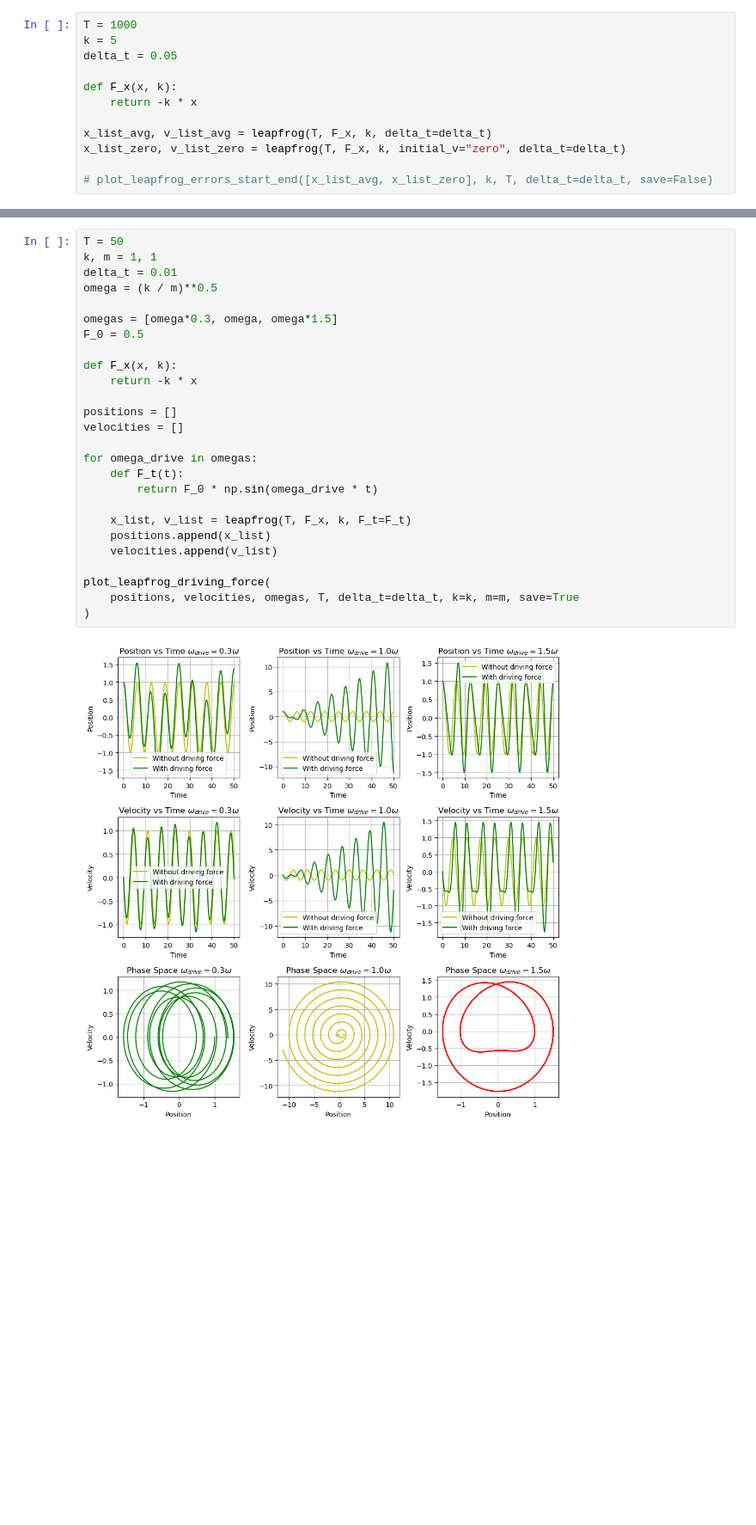
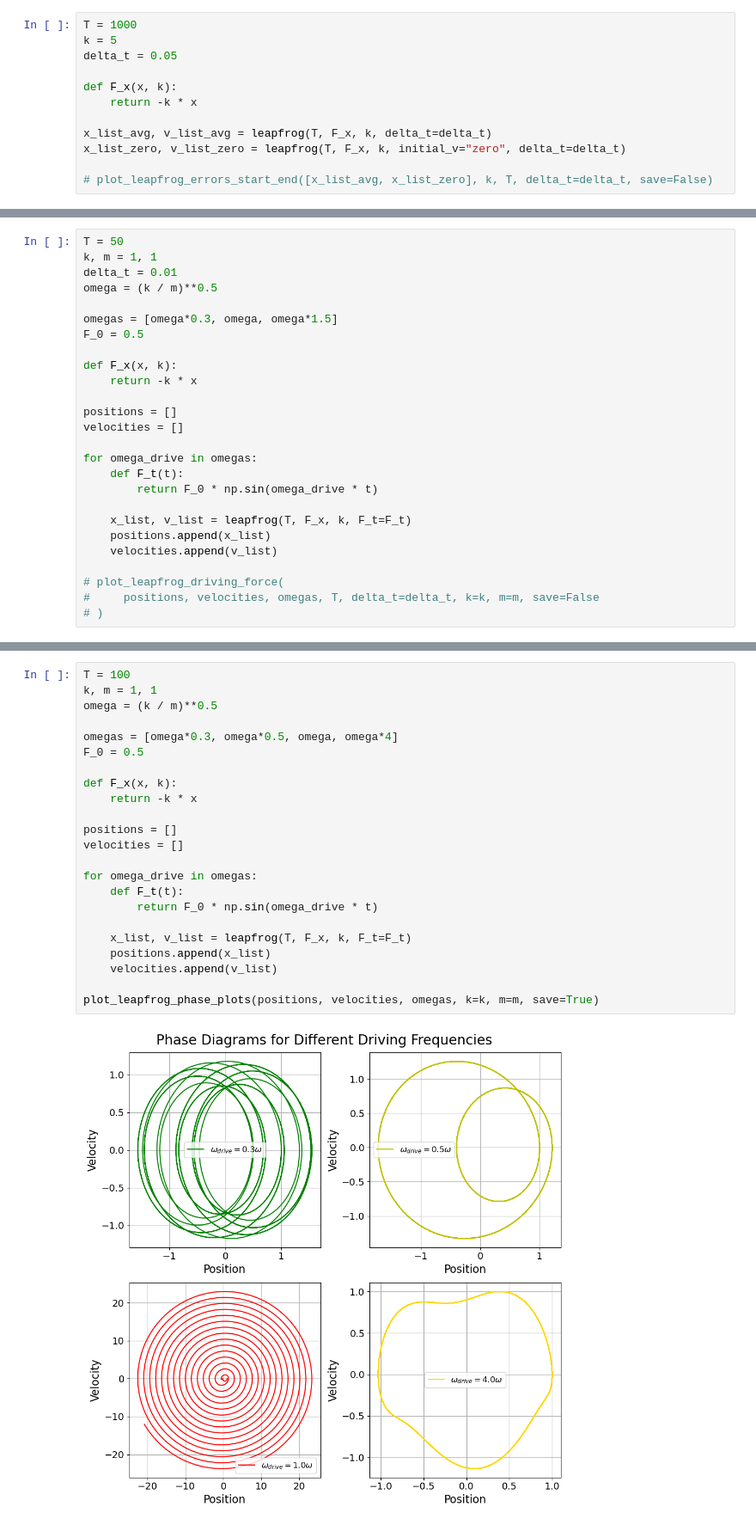
Before and after one commit to kingilsildor/CLS-Scientific_Computing-Assignment3, a Jupyter notebook: interface_leapfrog.ipynb, the cells around one changed output, grey strips where cells are left out. Shown at 86% size. Drawn from its saved outputs; the diff is of its cells as text; blank space fills up the shorter version.

Commit message:
Plotting for phase plots

```diff
--- a/interface_leapfrog.ipynb
+++ b/interface_leapfrog.ipynb
@@ -91,3 +93,29 @@ x_list_zero, v_list_zero = leapfrog(T, F_x, k, initial_v="zero", delta_t=delta_t
 Lastly, we add the external time-dependent sinusoidal driving force, $F(t) = F_0 \sin(\omega_{drive} t)$.
 
 We fix $F_0 = 0.5$, $\Delta t = 0.01$, $k =1$, and test for different values of $\omega_{drive}$. We take these as multiplications of the original $\omega$ to be able to investigate what happens when the frequency is close to the original frequency of the oscilator which corresponds to $\omega_{drive} \approx \omega$.
+# %%
+T = 50
+k, m = 1, 1
+delta_t = 0.01
+omega = (k / m)**0.5
+
+omegas = [omega*0.3, omega, omega*1.5]
+F_0 = 0.5
+
+def F_x(x, k):
+    return -k * x
+
+positions = []
+velocities = []
+
+for omega_drive in omegas:
+    def F_t(t):
+        return F_0 * np.sin(omega_drive * t)
+
+    x_list, v_list = leapfrog(T, F_x, k, F_t=F_t)
+    positions.append(x_list)
+    velocities.append(v_list)
+
+# plot_leapfrog_driving_force(
+#     positions, velocities, omegas, T, delta_t=delta_t, k=k, m=m, save=False
+# )
@@ -172,28 +160,25 @@ plt.show()
 # %%
-T = 50
+T = 100
 k, m = 1, 1
-delta_t = 0.01
 omega = (k / m)**0.5
 
-omegas = [omega*0.3, omega, omega*1.5]
+omegas = [omega*0.3, omega*0.5, omega, omega*4]
 F_0 = 0.5
 
 def F_x(x, k):
     return -k * x
 
 positions = []
 velocities = []
 
 for omega_drive in omegas:
     def F_t(t):
         return F_0 * np.sin(omega_drive * t)
 
     x_list, v_list = leapfrog(T, F_x, k, F_t=F_t)
     positions.append(x_list)
     velocities.append(v_list)
 
-plot_leapfrog_driving_force(
-    positions, velocities, omegas, T, delta_t=delta_t, k=k, m=m, save=True
-)
+plot_leapfrog_phase_plots(positions, velocities, omegas, k=k, m=m, save=True)
 # %% [output]
-[figure, old version]
+[figure, new version]
```
Also changed, not shown: parts of 4 cells of this notebook, 3 other files.
